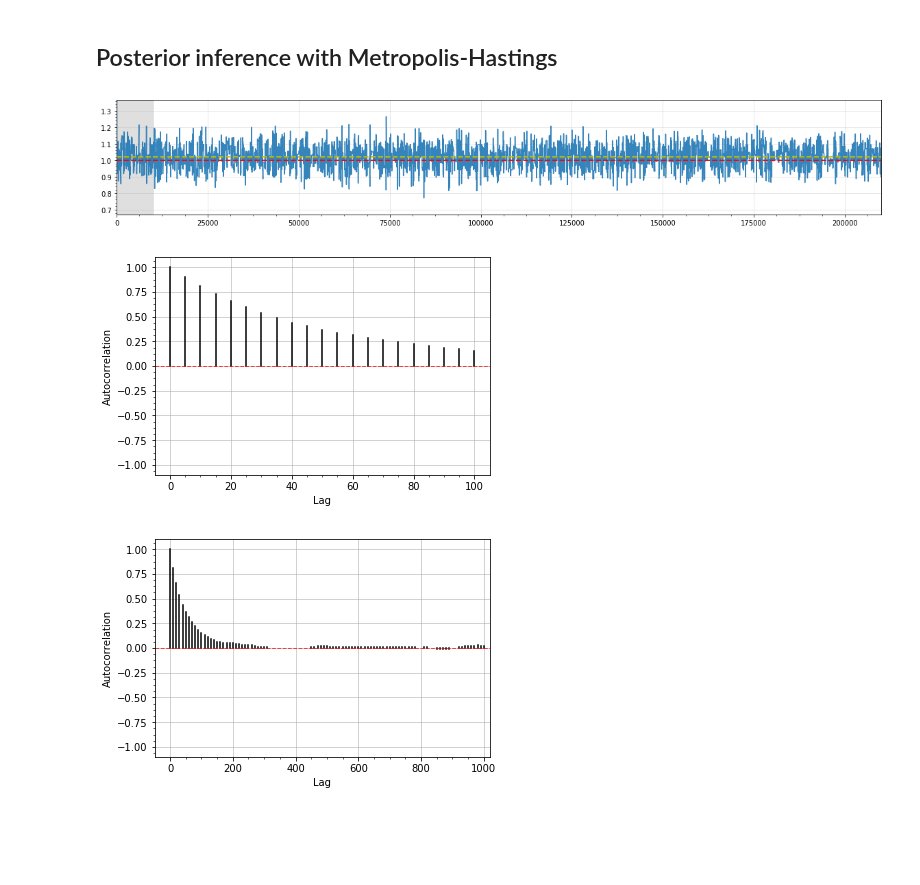
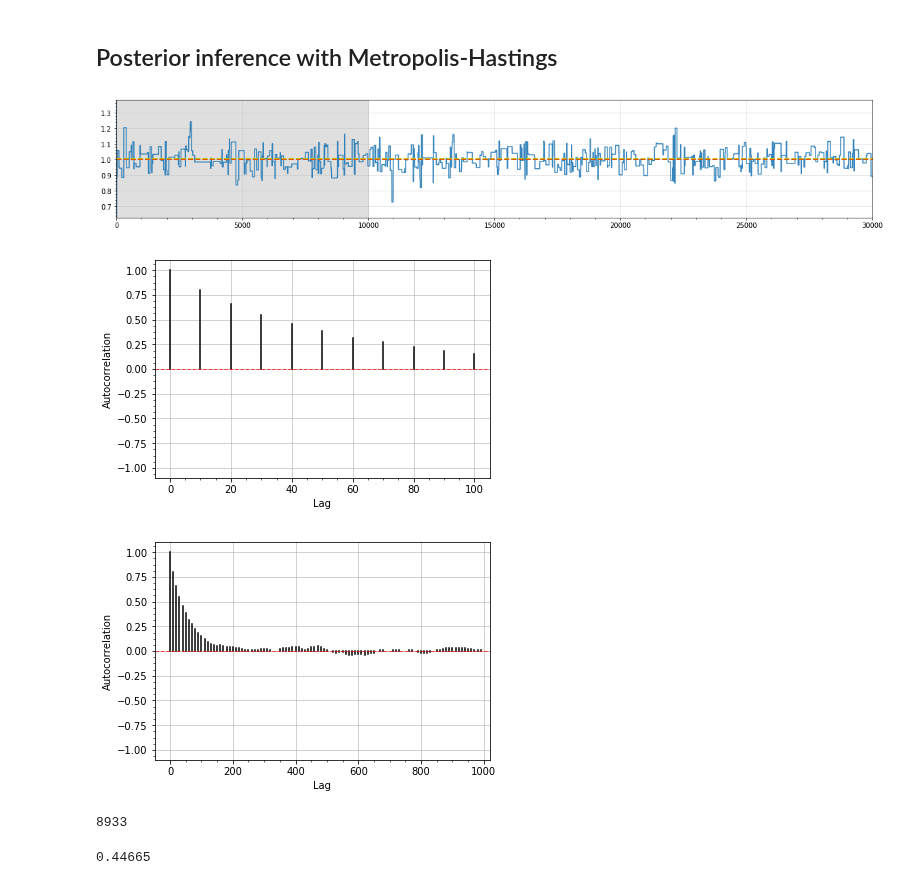
Before and after one commit to montefiore-institute/hypothesis, a Jupyter notebook: examples/metropolis-hastings.ipynb, the cells around one changed output. Cells and saved outputs as stored; diff of their text form; code cells hidden in the pictures; blank space fills up the shorter version.

Commit message:
Add autocorrelation analysis

```diff
--- a/examples/metropolis-hastings.ipynb
+++ b/examples/metropolis-hastings.ipynb
@@ -42,7 +42,7 @@ theta_0 = torch.tensor(5).float()
 result = sampler.infer(
     observations,
     theta_0=theta_0,
-    samples=200000,
+    samples=20000,
     burnin_steps=10000)
 # %%
 from hypothesis.visualization.mcmc import plot_trace
@@ -56,12 +56,24 @@ fig.set_figheight(figure_height)
 fig.set_figwidth(figure_width)
 plt.show()
 # %% [output]
-[figure, old version]
+[figure, new version]
 # %%
-plot_autocorrelation(result, max_lag=100, interval=5)
+plot_autocorrelation(result, max_lag=100, interval=10)
 # %% [output]
-[figure, old version]
+[figure, new version]
 # %%
 plot_autocorrelation(result, max_lag=1000, interval=10)
 # %% [output]
-[figure, old version]
+[figure, new version]
+# %%
+effective_size = result.effective_size(100)
+
+effective_size
+# %% [output]
+8933
+# %%
+efficiency = effective_size / result.size()
+
+efficiency
+# %% [output]
+0.44665
```
Also changed, not shown: parts of 1 cell of this notebook, 1 other file.
